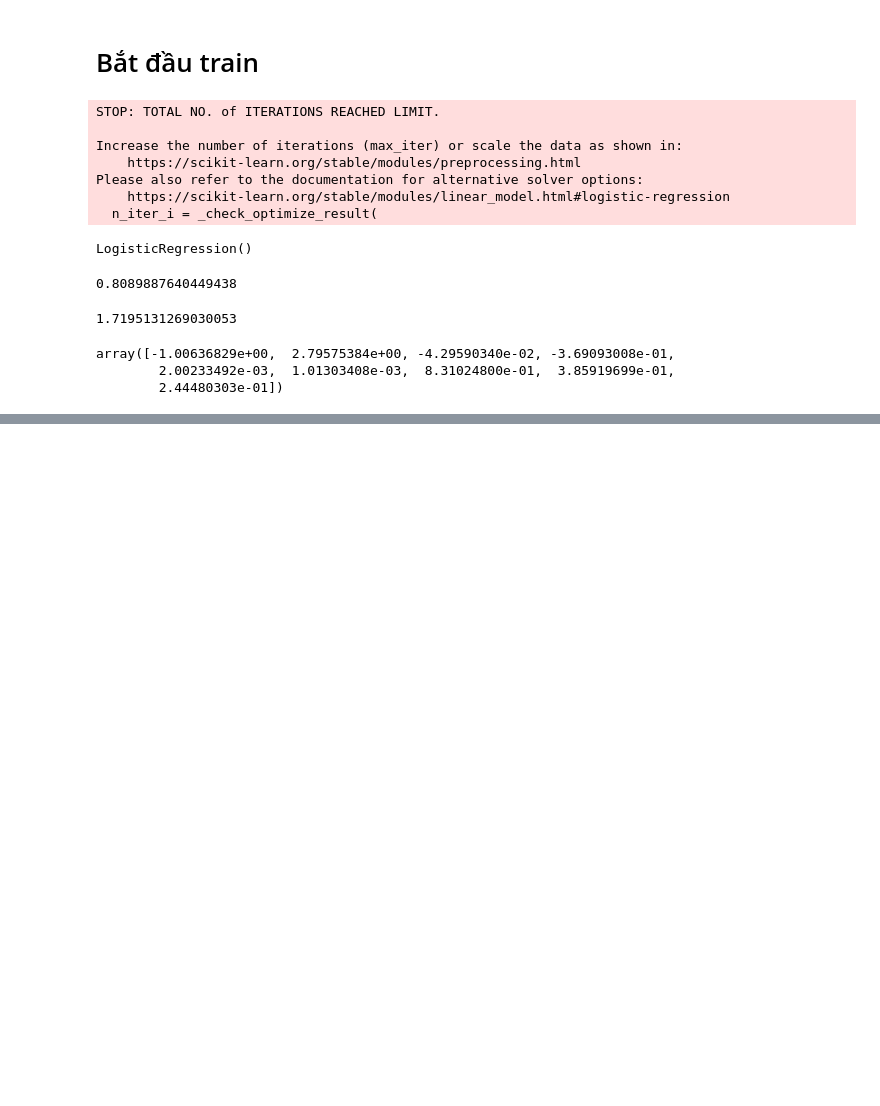
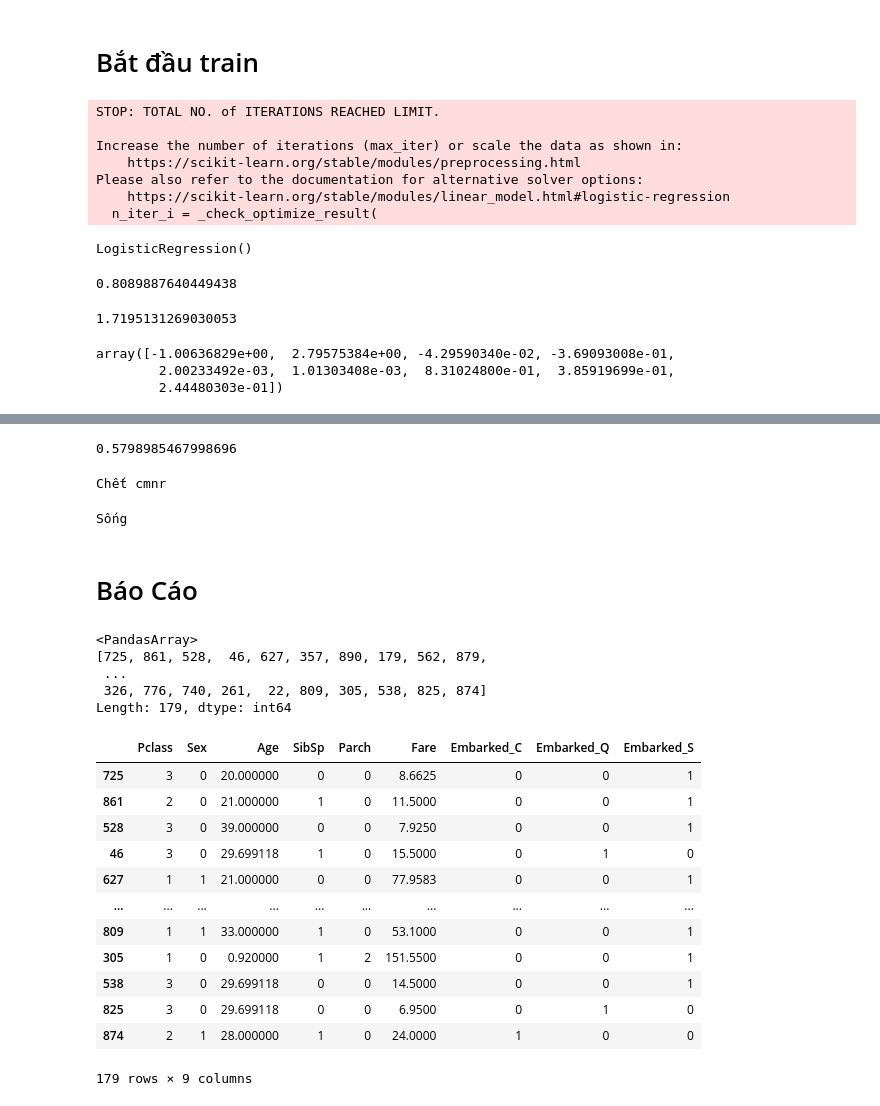
Before and after one commit to trannhatkhoacm1612/Titanic-Predict, a Jupyter notebook: Tintanic - Logictic_regression.ipynb, the cells around one changed output, grey strips where cells are left out. Cells and saved outputs as stored; diff of their text form; code cells hidden in the pictures; blank space fills up the shorter version.

Commit message:
Code
Fix example prediction

```diff
--- a/Tintanic - Logictic_regression.ipynb
+++ b/Tintanic - Logictic_regression.ipynb
@@ -184,8 +160,5 @@ x.isnull().values.any() # Check lại
 False
 # %% [markdown]
 # Bắt đầu train
-# %%
-# 80% train, 20% test
-x_train, x_valid,y_train,y_valid = train_test_split(x,y,test_size = 0.2,random_state = 7)
 # %%
 from sklearn.linear_model import LogisticRegression # sử dụng pakkage hồi quy logictic
@@ -266,0 +249,46 @@ predict(sizmoid(pre))
+# %%
+pre = [1,0,15,0,0,9.0,0,0,1]
+pre_sub = [1,0,40,1,0,5.0,0,1,0]
+# %% [output]
+0.5798985467998696
+# %%
+if predict(pre_sub) == 0:
+    print("Sống")
+else:
+    print('Chết cmnr')
+# %% [output]
+Chết cmnr
+# %%
+if predict(pre) == 0:
+    print("Sống")
+else:
+    print('Chết cmnr')
+# %% [output]
+Sống
+# %% [markdown]
+# Báo Cáo
+# %%
+x_sub = x_valid.index.array
+x_sub
+# %% [output]
+<PandasArray>
+[725, 861, 528,  46, 627, 357, 890, 179, 562, 879,
+ ...
+ 326, 776, 740, 261,  22, 809, 305, 538, 825, 874]
+Length: 179, dtype: int64
+# %%
+x_valid
+# %% [output]
+|  | Pclass | Sex | Age | SibSp | Parch | Fare | Embarked_C | Embarked_Q | Embarked_S |
+| 725 | 3 | 0 | 20.000000 | 0 | 0 | 8.6625 | 0 | 0 | 1 |
+| 861 | 2 | 0 | 21.000000 | 1 | 0 | 11.5000 | 0 | 0 | 1 |
+| 528 | 3 | 0 | 39.000000 | 0 | 0 | 7.9250 | 0 | 0 | 1 |
+| 46 | 3 | 0 | 29.699118 | 1 | 0 | 15.5000 | 0 | 1 | 0 |
+| 627 | 1 | 1 | 21.000000 | 0 | 0 | 77.9583 | 0 | 0 | 1 |
+| ... | ... | ... | ... | ... | ... | ... | ... | ... | ... |
+| 809 | 1 | 1 | 33.000000 | 1 | 0 | 53.1000 | 0 | 0 | 1 |
+| 305 | 1 | 0 | 0.920000 | 1 | 2 | 151.5500 | 0 | 0 | 1 |
+| 538 | 3 | 0 | 29.699118 | 0 | 0 | 14.5000 | 0 | 0 | 1 |
+| 825 | 3 | 0 | 29.699118 | 0 | 0 | 6.9500 | 0 | 1 | 0 |
+| 874 | 2 | 1 | 28.000000 | 1 | 0 | 24.0000 | 1 | 0 | 0 |
+179 rows × 9 columns
```
Also changed, not shown: parts of 13 cells of this notebook.
